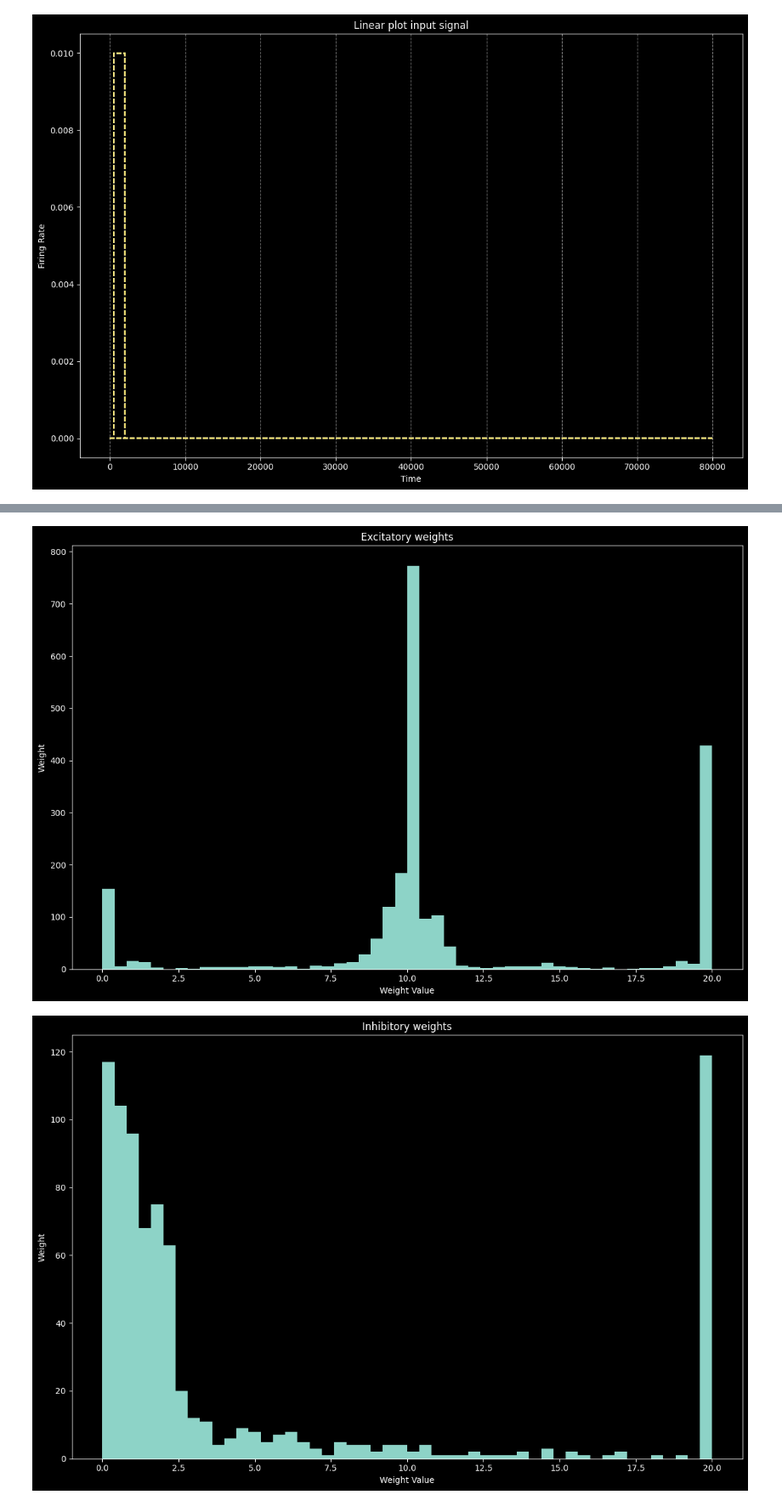
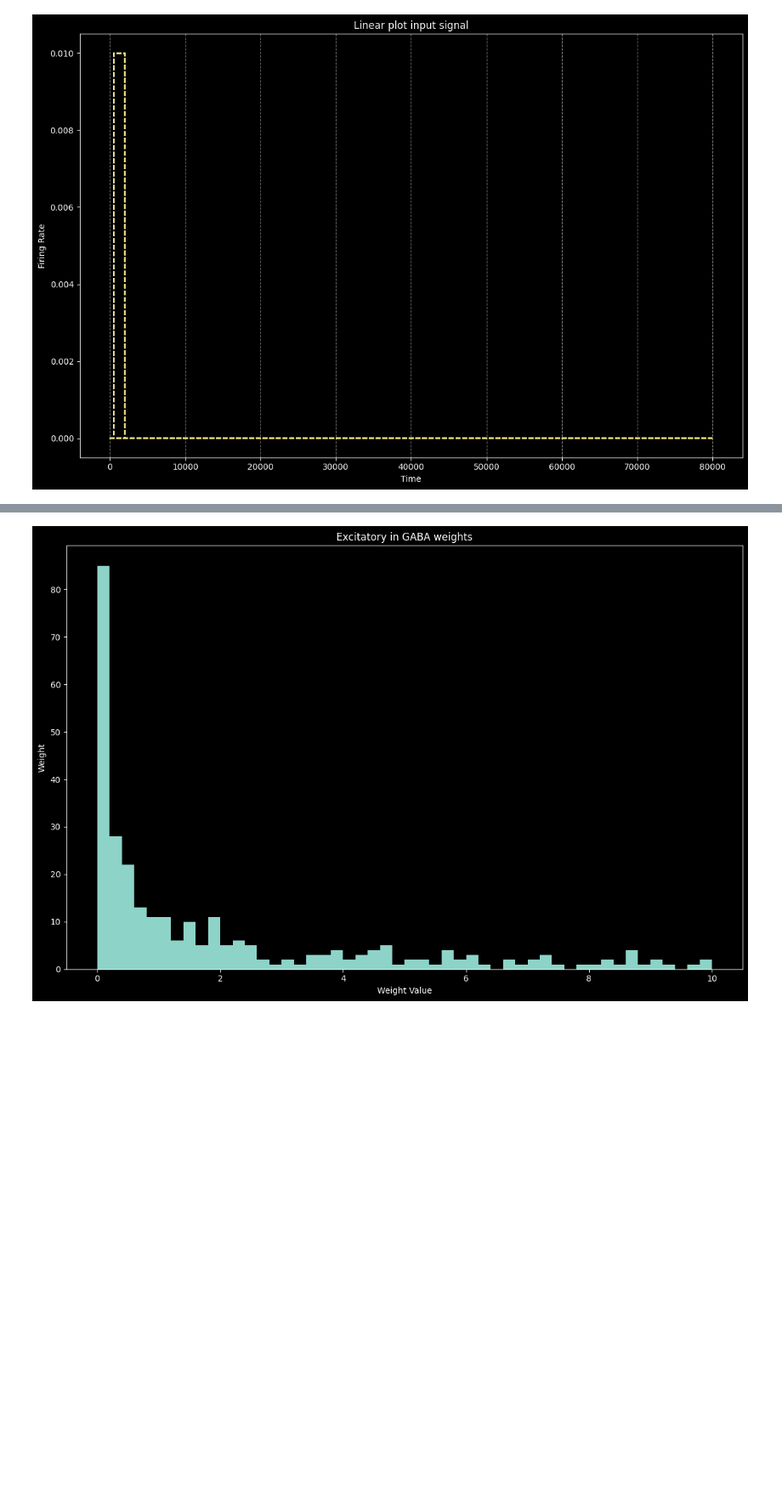
Before and after one commit to BorjaEst/spatial-navigation, a Jupyter notebook: notebooks/EIModel-Balanced.ipynb, the cells around one changed output, grey strips where cells are left out. Shown at 85% size. Cells and saved outputs as stored; diff of their text form; code cells hidden in the pictures; blank space fills up the shorter version.

```diff
--- a/notebooks/EIModel-Balanced.ipynb
+++ b/notebooks/EIModel-Balanced.ipynb
@@ -56,6 +72,7 @@ plots.signal(signal_out.cpu(), "EHC Firing rates")
-# %%
-plots.weights(model.excitatory.w.detach().cpu(), "Excitatory weights")
-plots.weights(model.inhibitory.w.detach().cpu(), "Inhibitory weights")
-# %% [output]
-[figure, removed]
-[figure, removed]
+# %%
+w = model.excitatory.gaba.w.detach().cpu()
+mask = model.excitatory.gaba.mask.detach().cpu()
+filtered_weights = w.masked_select(mask)
+plots.weights(filtered_weights, "Excitatory in GABA weights")
+# %% [output]
+[figure, added]
```
Also changed, not shown: parts of 8 cells of this notebook, 1 other file.
